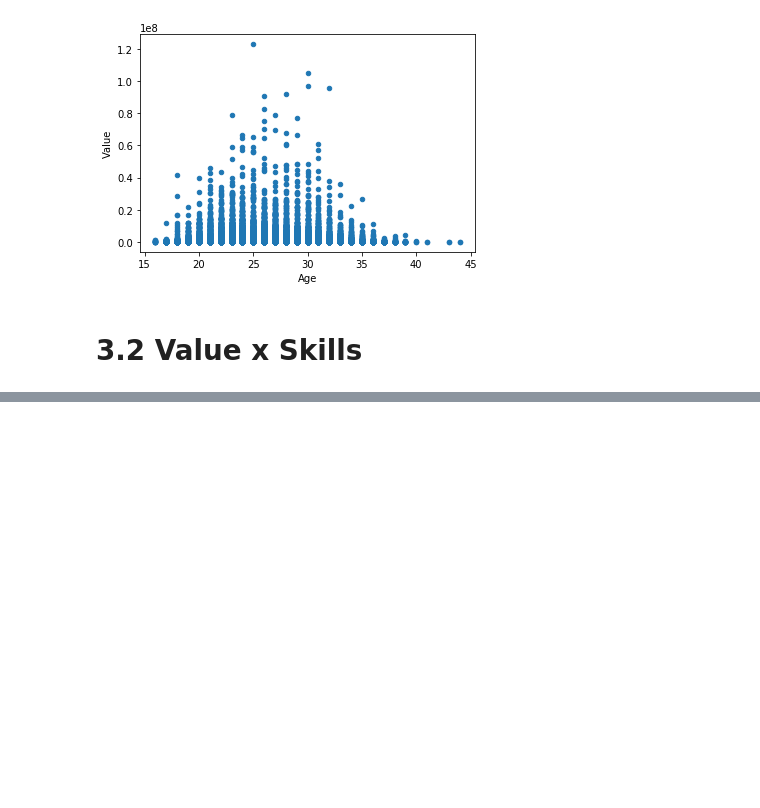
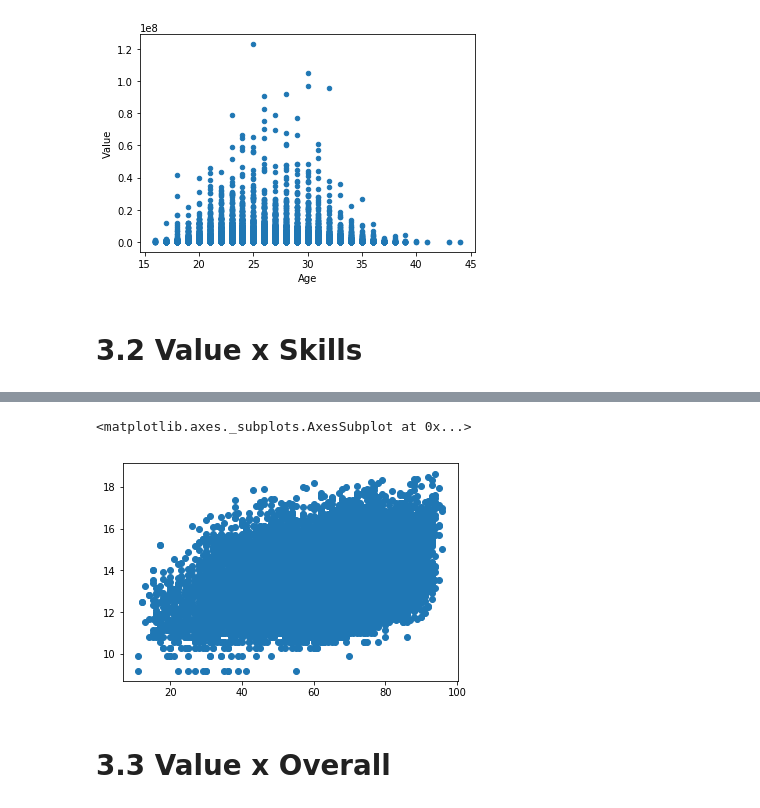
Before and after one commit to victorhabib/cdd-projeto-final, a Jupyter notebook: final project-checkpoint.ipynb, the cells around one changed output, grey strips where cells are left out. Saved outputs shown, nothing was run; the diff lists cells and outputs as text; code cells hidden in the pictures; blank space fills up the shorter version.

```diff
--- a/final project-checkpoint.ipynb
+++ b/final project-checkpoint.ipynb
@@ -286,0 +397,10 @@ scatter
+# %%
+y = np.log(fifa.Value)
+x = value_skills.Acceleration
+#plt.subplot()
+#scatter = value_skills.plot.scatter(x= "Acceleration", y= "Value")
+plt.scatter(x, y)
+scatter
+# %% [output]
+<matplotlib.axes._subplots.AxesSubplot at 0x...>
+[figure, added]
@@ -286,0 +409,2 @@ scatter
+# %% [markdown]
+# 3.3 Value x Overall
```
Also changed, not shown: parts of 18 cells of this notebook.
